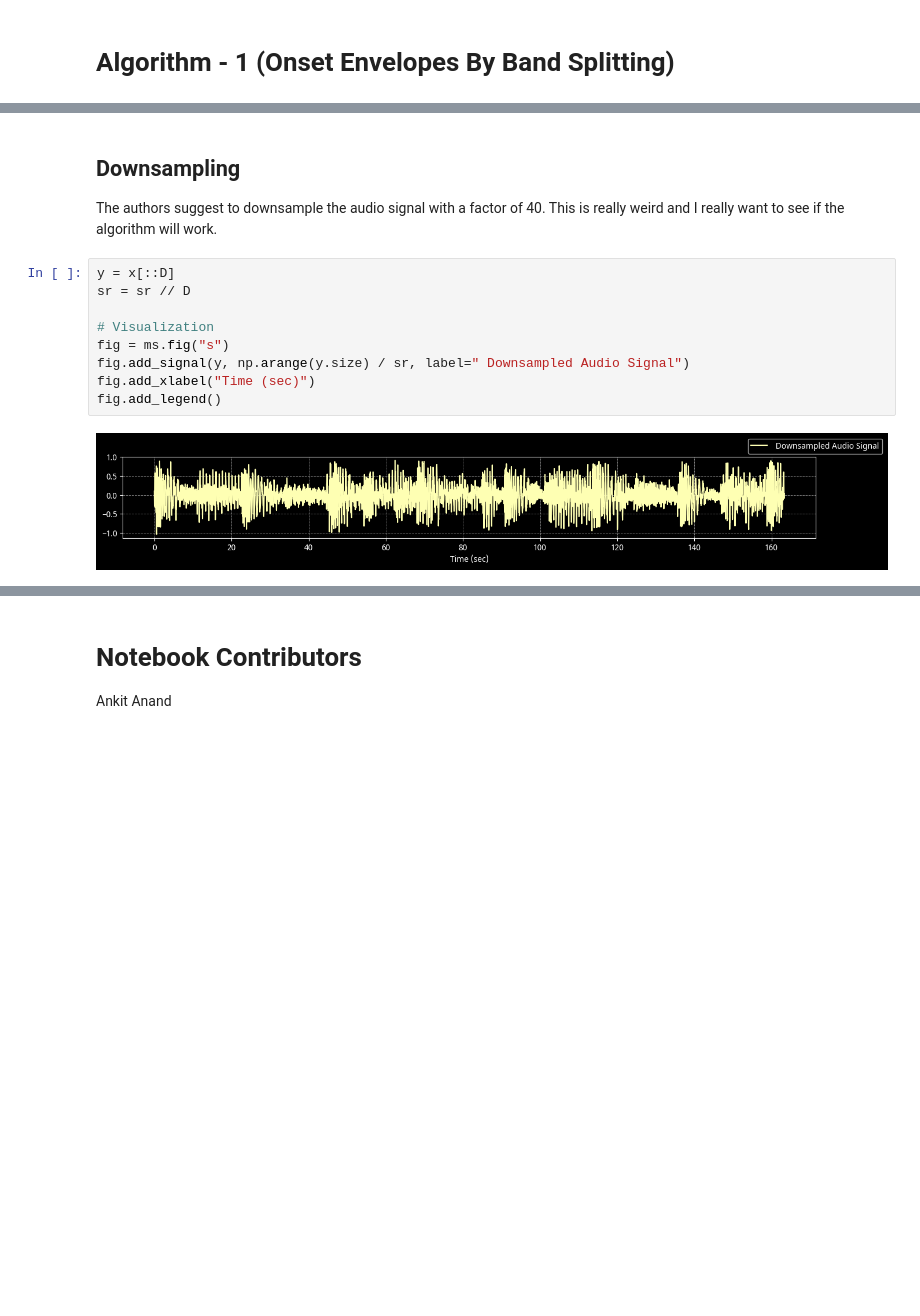
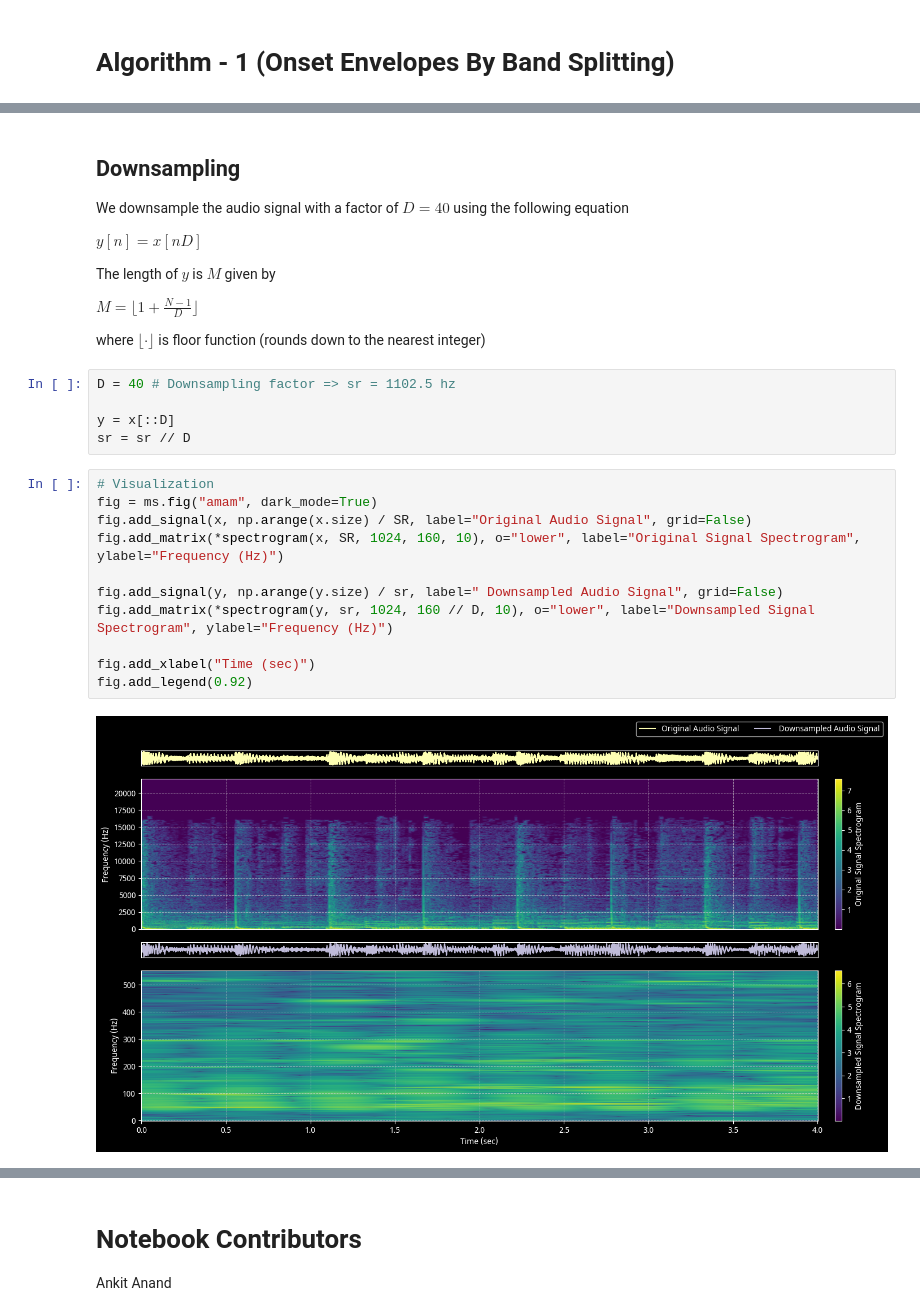
Before and after one commit to meluron-codecafe/devquest, a Jupyter notebook: notebooks/ONSET-_[2017]_On_Musical_Onset_Detection_via_the_S-Transform.ipynb, the cells around one changed output, grey strips where cells are left out. Saved outputs shown, nothing was run; the diff lists cells and outputs as text; blank space fills up the shorter version.

```diff
--- a/notebooks/ONSET-_[2017]_On_Musical_Onset_Detection_via_the_S-Transform.ipynb
+++ b/notebooks/ONSET-_[2017]_On_Musical_Onset_Detection_via_the_S-Transform.ipynb
@@ -50,17 +77,32 @@ fig.add_legend()
 # %% [markdown]
 ## Downsampling
 
-The authors suggest to downsample the audio signal with a factor of 40. This is really weird and I really want to see if the algorithm will work.
+We downsample the audio signal with a factor of $D = 40$ using the following equation
+
+$y[n] = x[nD]$
+
+The length of $y$ is $M$ given by
+
+$M = \lfloor{1 + \frac{N-1}{D}} \rfloor$
+
+where $\lfloor \cdot \rfloor$ is floor function (rounds down to the nearest integer)
-# %%
-y = x[::D]
-sr = sr // D
-
-# Visualization
-fig = ms.fig("s")
-fig.add_signal(y, np.arange(y.size) / sr, label=" Downsampled Audio Signal")
-fig.add_xlabel("Time (sec)")
-fig.add_legend()
-# %% [output]
-[figure, removed]
+# %%
+D = 40 # Downsampling factor => sr = 1102.5 hz
+
+y = x[::D]
+sr = sr // D
+# %%
+# Visualization
+fig = ms.fig("amam", dark_mode=True)
+fig.add_signal(x, np.arange(x.size) / SR, label="Original Audio Signal", grid=False)
+fig.add_matrix(*spectrogram(x, SR, 1024, 160, 10), o="lower", label="Original Signal Spectrogram", ylabel="Frequency (Hz)")
+
+fig.add_signal(y, np.arange(y.size) / sr, label=" Downsampled Audio Signal", grid=False)
+fig.add_matrix(*spectrogram(y, sr, 1024, 160 // D, 10), o="lower", label="Downsampled Signal Spectrogram", ylabel="Frequency (Hz)")
+
+fig.add_xlabel("Time (sec)")
+fig.add_legend(0.92)
+# %% [output]
+[figure, added]
 # %% [markdown]
 ## Discrete Fourier Transform
```
Also changed, not shown: parts of 12 cells of this notebook, 4 other files.
